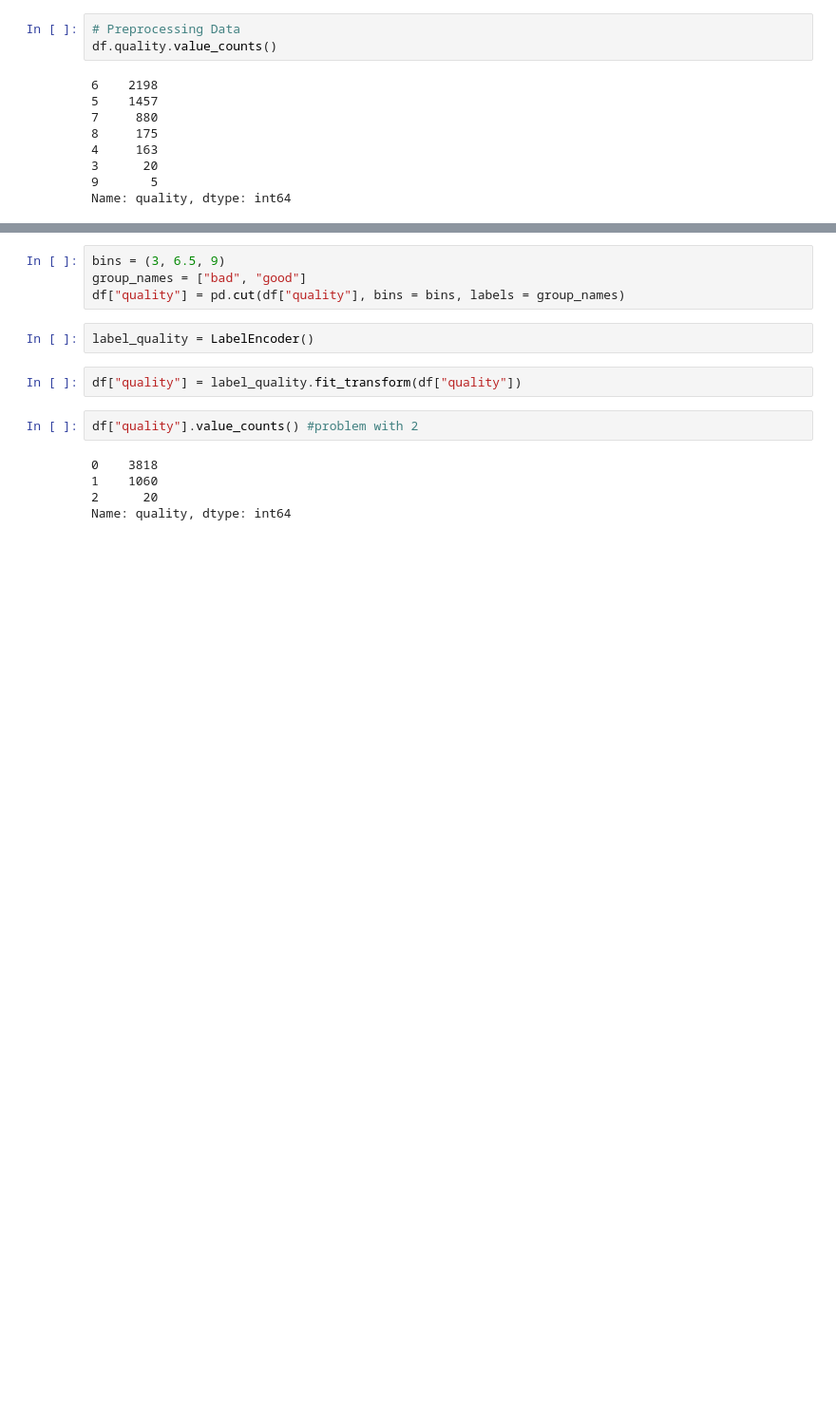
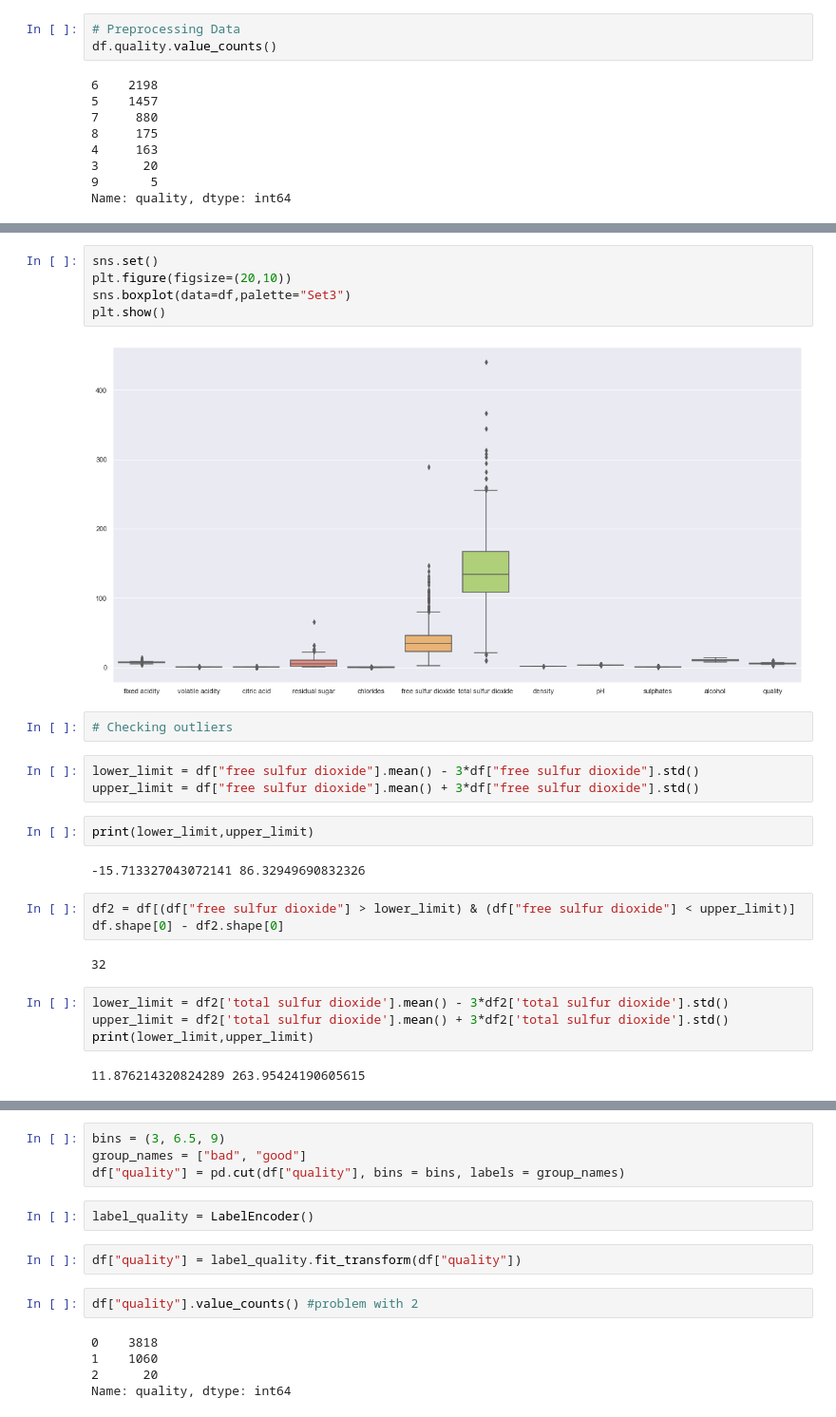
Before and after one commit to paulbqnt/Machine-Learning-Project, a Jupyter notebook: wine_quality.ipynb, the cells around one changed output, grey strips where cells are left out. Shown at 95% size. Saved outputs shown, nothing was run; the diff lists cells and outputs as text; blank space fills up the shorter version.

Commit message:
outliers

```diff
--- a/wine_quality.ipynb
+++ b/wine_quality.ipynb
@@ -75,0 +117,27 @@ Name: quality, dtype: int64
+# %%
+sns.set()
+plt.figure(figsize=(20,10))
+sns.boxplot(data=df,palette="Set3")
+plt.show()
+# %% [output]
+[figure, added]
+# %%
+# Checking outliers
+# %%
+lower_limit = df["free sulfur dioxide"].mean() - 3*df["free sulfur dioxide"].std()
+upper_limit = df["free sulfur dioxide"].mean() + 3*df["free sulfur dioxide"].std()
+# %%
+print(lower_limit,upper_limit)
+# %% [output]
+-15.713327043072141 86.32949690832326
+# %%
+df2 = df[(df["free sulfur dioxide"] > lower_limit) & (df["free sulfur dioxide"] < upper_limit)]
+df.shape[0] - df2.shape[0]
+# %% [output]
+32
+# %%
+lower_limit = df2['total sulfur dioxide'].mean() - 3*df2['total sulfur dioxide'].std()
+upper_limit = df2['total sulfur dioxide'].mean() + 3*df2['total sulfur dioxide'].std()
+print(lower_limit,upper_limit)
+# %% [output]
+11.876214320824289 263.95424190605615
```
Also changed, not shown: parts of 18 cells of this notebook.
